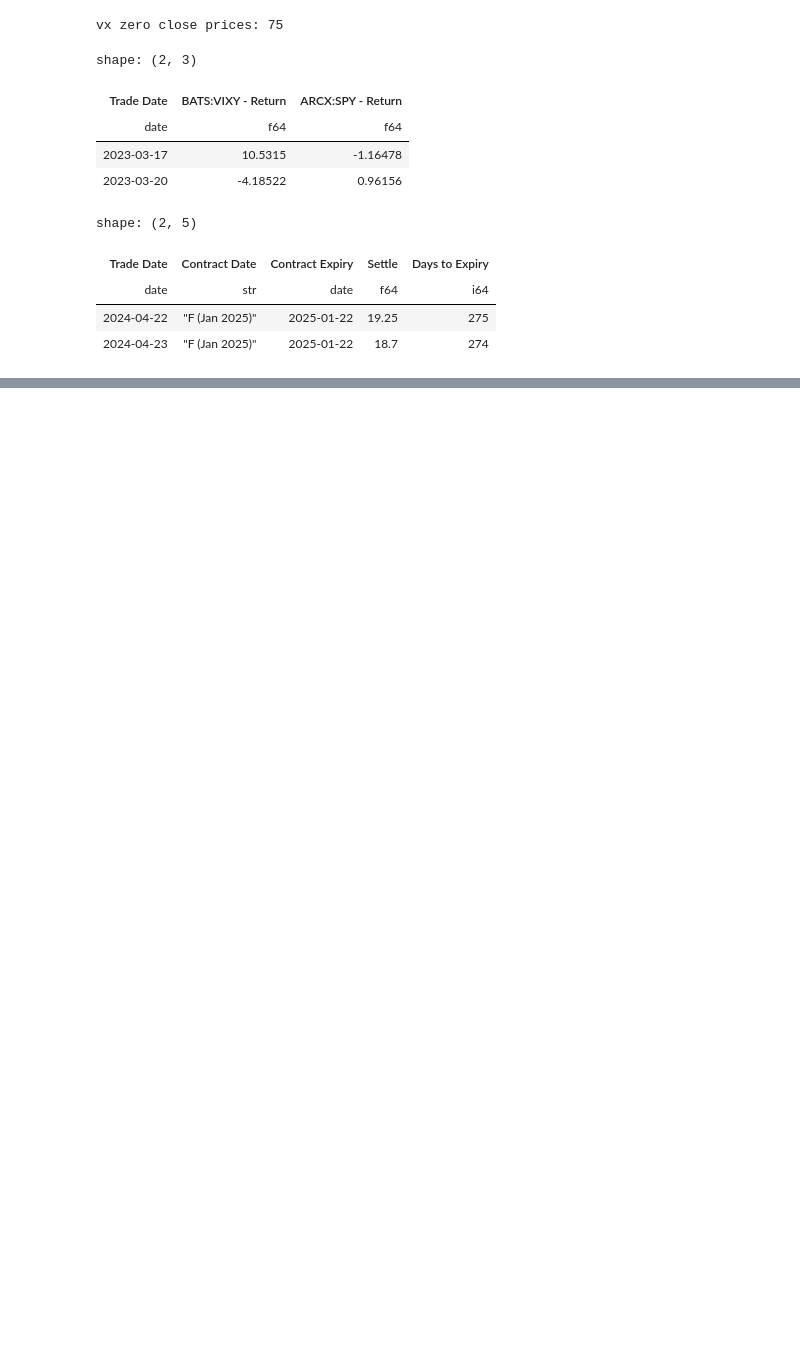
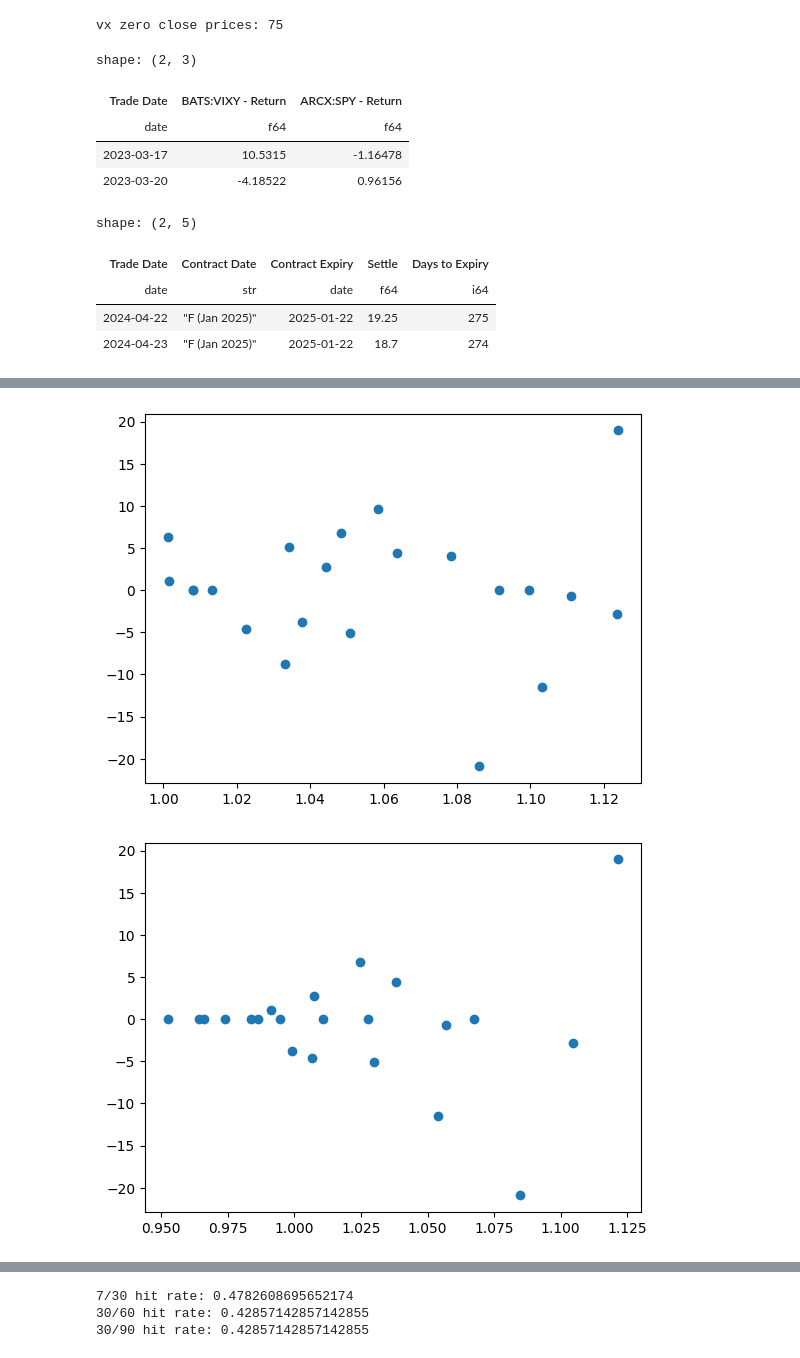
Before and after one commit to jaycampbellluo/vixy, a Jupyter notebook: main.ipynb, the cells around one changed output, grey strips where cells are left out. Saved outputs shown, nothing was run; the diff lists cells and outputs as text; code cells hidden in the pictures; blank space fills up the shorter version.

```diff
--- a/main.ipynb
+++ b/main.ipynb
@@ -117,2 +112,17 @@ short = add_cumret(short, "inverse 30/60 flag", "BATS:VIXY - Return")
 # %%
 # check to see if the greater the ratio of front month : back month, the higher the return on VIXY
+linreg_data = main.filter((pl.col("7/30 flag") != 0) | (pl.col("30/60 flag") != 0) | (pl.col("30/90 flag")) != 0).select([pl.col("7/30 ratio"), pl.col("30/60 ratio"), pl.col("30/90 ratio"), pl.col("return earned: 7/30 flag (shifted)"), pl.col("return earned: 30/60 flag (shifted)"), pl.col("return earned: 30/90 flag (shifted)")])
+fig, ax = plt.subplots()
+ax.scatter(linreg_data["7/30 ratio"], linreg_data["return earned: 7/30 flag (shifted)"])
+plt.show()
+
+fig, ax = plt.subplots()
+ax.scatter(linreg_data["30/60 ratio"], linreg_data["return earned: 30/60 flag (shifted)"])
+plt.show()
+
+fig, ax = plt.subplots()
+ax.scatter(linreg_data["30/90 ratio"], linreg_data["return earned: 30/90 flag (shifted)"])
+plt.show()
+# %% [output]
+[figure, added]
+[figure, added]
@@ -118,0 +130,12 @@ short = add_cumret(short, "inverse 30/60 flag", "BATS:VIXY - Return")
+# %%
+# hit rate
+hit_rate = main.select(pl.col("return earned: 7/30 flag (shifted)") > 0).sum().item() / main.select(pl.col("return earned: 7/30 flag (shifted)") != 0).sum().item()
+print(f"7/30 hit rate: {hit_rate}")
+hit_rate = main.select(pl.col("return earned: 30/60 flag (shifted)") > 0).sum().item() / main.select(pl.col("return earned: 30/60 flag (shifted)") != 0).sum().item()
+print(f"30/60 hit rate: {hit_rate}")
+hit_rate = main.select(pl.col("return earned: 30/90 flag (shifted)") > 0).sum().item() / main.select(pl.col("return earned: 30/90 flag (shifted)") != 0).sum().item()
+print(f"30/90 hit rate: {hit_rate}")
+# %% [output]
+7/30 hit rate: 0.4782608695652174
+30/60 hit rate: 0.42857142857142855
+30/90 hit rate: 0.42857142857142855
```
Also changed, not shown: parts of 10 cells of this notebook, 1 other file.
